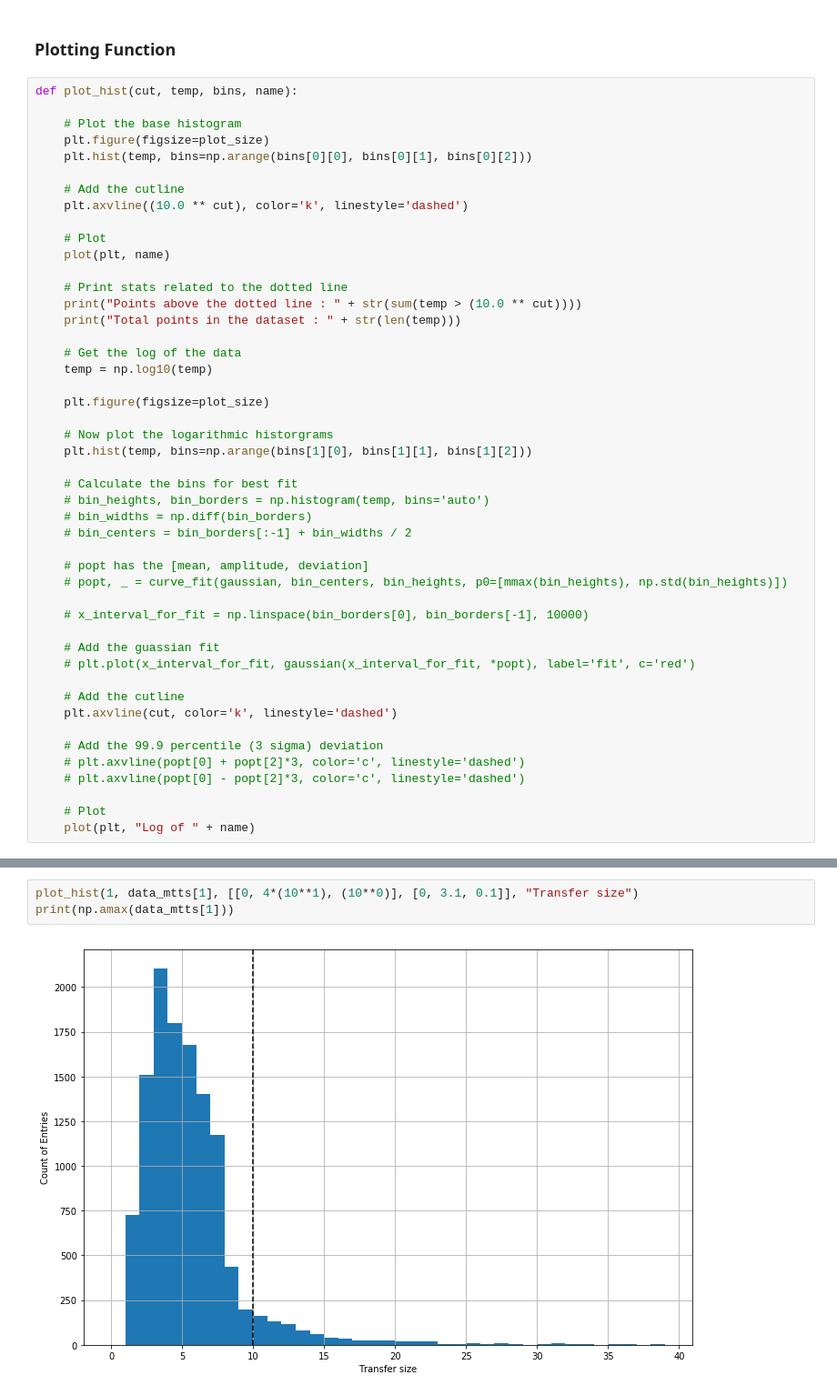
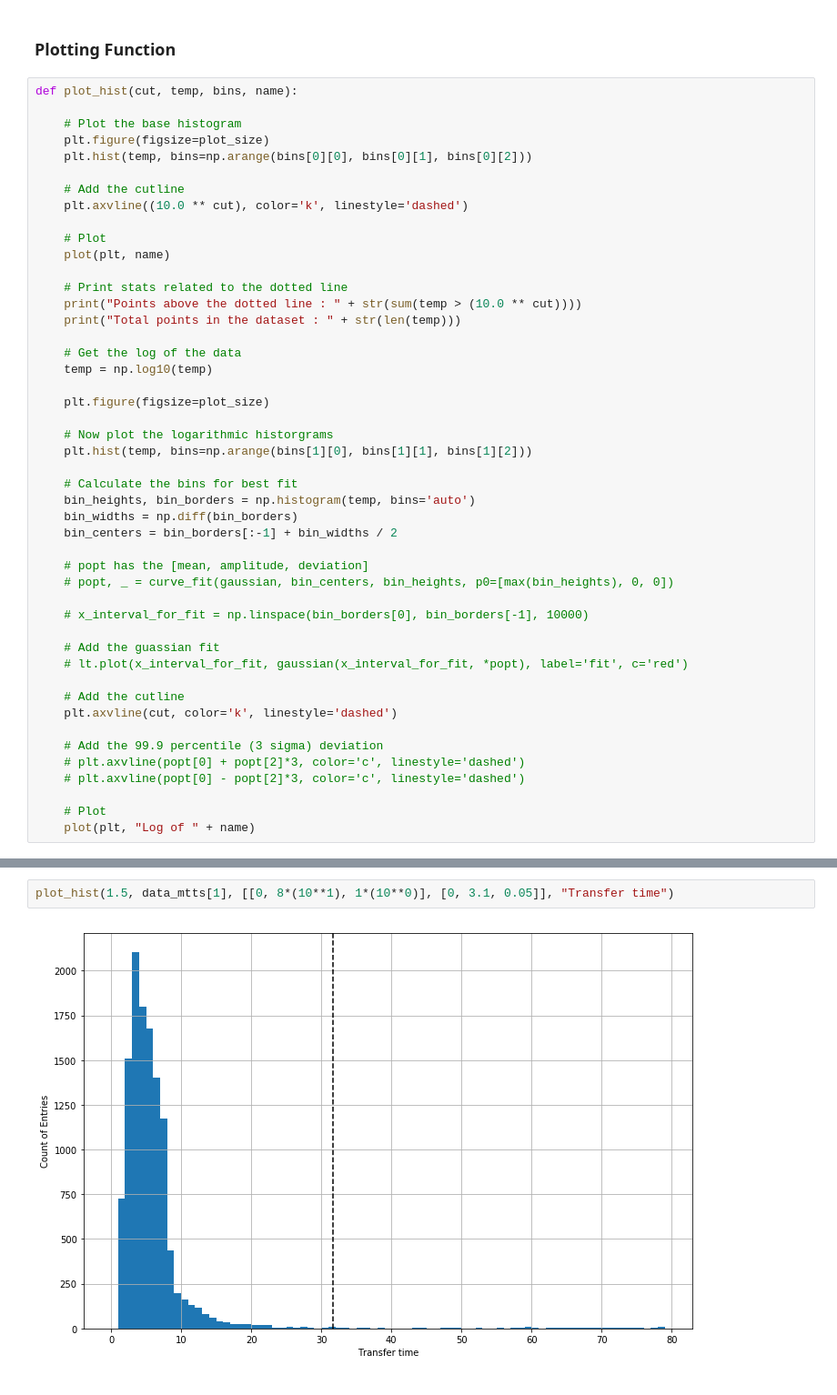
Before and after one commit to AdwaitB/greco-notes, a Jupyter notebook: infra/Analysis_full.ipynb, the cells around one changed output, grey strips where cells are left out. Shown at 91% size. Cells and saved outputs as stored; diff of their text form.

Commit message:
Fixed Analysis_full errors and added raw data for 7d and 30d

```diff
--- a/infra/Analysis_full.ipynb
+++ b/infra/Analysis_full.ipynb
@@ -136,17 +174,17 @@ def plot_hist(cut, temp, bins, name):
     plt.hist(temp, bins=np.arange(bins[1][0], bins[1][1], bins[1][2]))
 
     # Calculate the bins for best fit
-    # bin_heights, bin_borders = np.histogram(temp, bins='auto')
-    # bin_widths = np.diff(bin_borders)
-    # bin_centers = bin_borders[:-1] + bin_widths / 2
+    bin_heights, bin_borders = np.histogram(temp, bins='auto')
+    bin_widths = np.diff(bin_borders)
+    bin_centers = bin_borders[:-1] + bin_widths / 2
 
     # popt has the [mean, amplitude, deviation]
-    # popt, _ = curve_fit(gaussian, bin_centers, bin_heights, p0=[mmax(bin_heights), np.std(bin_heights)])
+    # popt, _ = curve_fit(gaussian, bin_centers, bin_heights, p0=[max(bin_heights), 0, 0])
 
     # x_interval_for_fit = np.linspace(bin_borders[0], bin_borders[-1], 10000)
 
     # Add the guassian fit
-    # plt.plot(x_interval_for_fit, gaussian(x_interval_for_fit, *popt), label='fit', c='red')
+    # lt.plot(x_interval_for_fit, gaussian(x_interval_for_fit, *popt), label='fit', c='red')
 
     # Add the cutline
     plt.axvline(cut, color='k', linestyle='dashed')
@@ -167,5 +209,4 @@ Total points in the dataset : 9504
 # %%
-plot_hist(1, data_mtts[1], [[0, 4*(10**1), (10**0)], [0, 3.1, 0.1]], "Transfer size")
-print(np.amax(data_mtts[1]))
+plot_hist(1.5, data_mtts[1], [[0, 8*(10**1), 1*(10**0)], [0, 3.1, 0.05]], "Transfer time")
 # %% [output]
-[figure, old version]
+[figure, new version]
```
Also changed, not shown: parts of 7 cells of this notebook, 2 other files.
